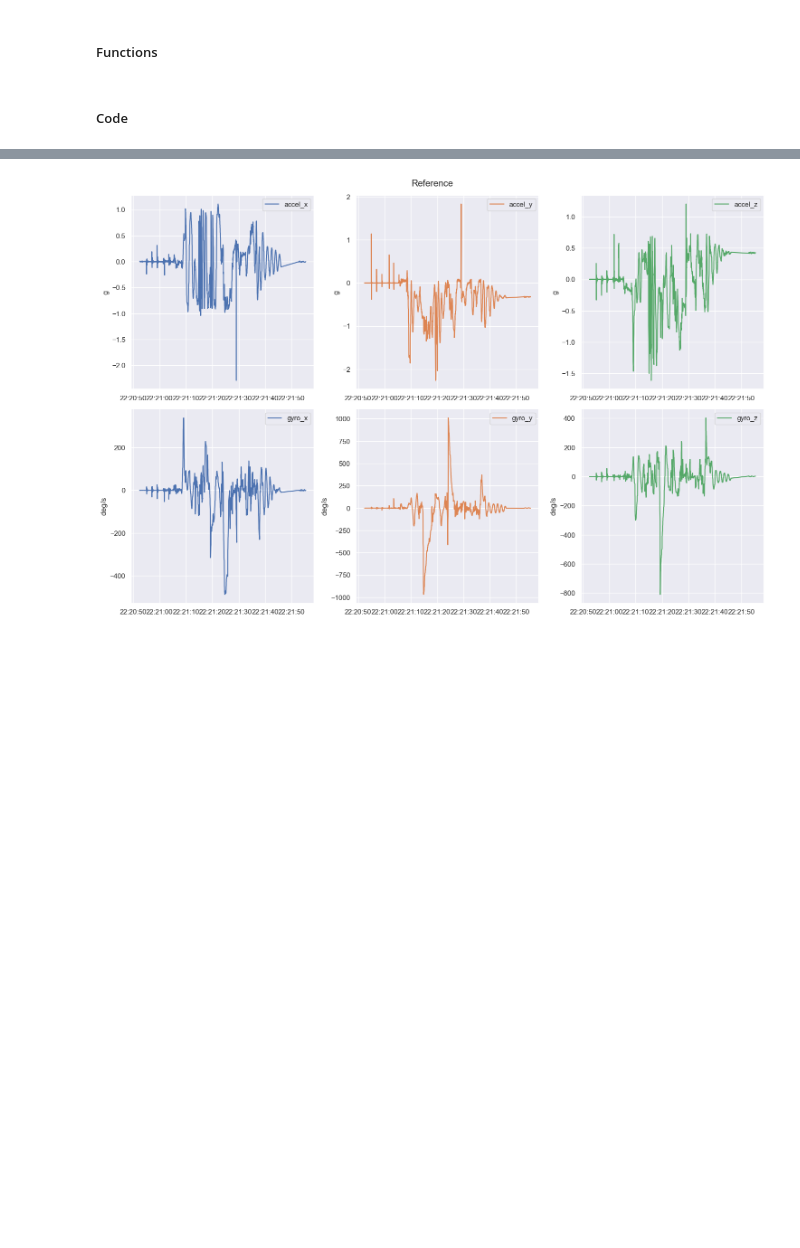
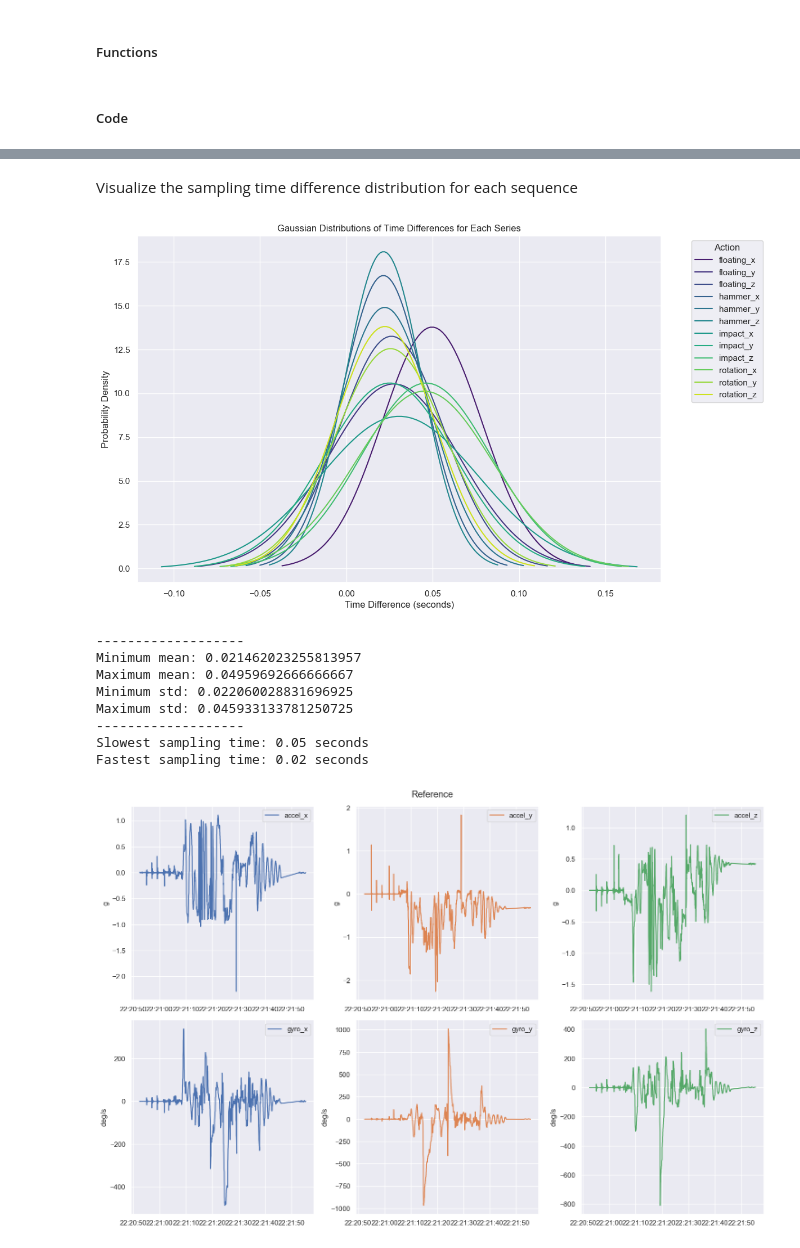
Before and after one commit to PeriniM/SmartApple-Thesis, a Jupyter notebook: data-analysis/dynamic_time_warping.ipynb, the cells around one changed output, grey strips where cells are left out. Drawn from its saved outputs; the diff is of its cells as text; code cells hidden in the pictures; blank space fills up the shorter version.

```diff
--- a/data-analysis/dynamic_time_warping.ipynb
+++ b/data-analysis/dynamic_time_warping.ipynb
@@ -77,3 +176,80 @@ df_grouped = df.groupby('action')
+# %%
+df_time = df.copy()
+df_time['time_diff'] = df_time.groupby('series_id')['_time'].diff()
+df_time = df_time.dropna()
+df_time['time_diff_seconds'] = df_time['time_diff'].dt.total_seconds()
+# %% [markdown]
+Visualize the sampling time difference distribution for each sequence
+# %%
+# Create a mapping of series_id to action
+action_mapping = df_time.dropna().groupby('series_id')['action'].first().to_dict()
+
+# Setting up the color palette to match the histogram colors
+palette = sns.color_palette('viridis', n_colors=len(df_time['series_id'].unique()))
+
+# Plotting Gaussian distributions with the same colors as the histogram
+plt.figure(figsize=(12, 8))
+
+# Generating Gaussian plots for each series
+for idx, series_id in enumerate(sorted(df_time['series_id'].unique())):
+    # Selecting the series
+    series_data = df_time[df_time['series_id'] == series_id]['time_diff_seconds']
+
+    # Calculating mean and standard deviation
+    mean = series_data.mean()
+    std = series_data.std()
+
+    # Generating points for the Gaussian curve
+    x = np.linspace(mean - 3*std, mean + 3*std, 100)
+    y = (1 / (std * np.sqrt(2 * np.pi))) * np.exp(-0.5 * ((x - mean) / std) ** 2)
+
+    # Plotting with action name in the label
+    action_name = action_mapping.get(series_id, 'Unknown')
+    plt.plot(x, y, label=f'{action_name}', color=palette[idx])
+
+# Adding title, labels, and legend
+plt.title('Gaussian Distributions of Time Differences for Each Series')
+plt.xlabel('Time Difference (seconds)')
+plt.ylabel('Probability Density')
+plt.legend(title='Action', bbox_to_anchor=(1.05, 1), loc='upper left')
+plt.grid(True)
+# show bar on top of grid
+plt.gca().set_axisbelow(True)
+# Show plot
+plt.show()
+
+# print the mean and standard deviation of the time differences for each series
+series_mean = []
+series_std = []
+
+for series_id in df_time['series_id'].unique():
+    series_data = df_time[df_time['series_id'] == series_id]['time_diff_seconds']
+    series_mean.append(series_data.mean())
+    series_std.append(series_data.std())
+    # print(f'Series {series_id}: mean = {series_data.mean()}, std = {series_data.std()}')
+
+print('-------------------')
+
+# print minimum and maximum mean and standard deviation
+print(f'Minimum mean: {min(series_mean)}')
+print(f'Maximum mean: {max(series_mean)}')
+print(f'Minimum std: {min(series_std)}')
+print(f'Maximum std: {max(series_std)}')
+
+print('-------------------')
+
+print(f'Slowest sampling time: {round(max(series_mean), 2)} seconds')
+print(f'Fastest sampling time: {round(min(series_mean), 2)} seconds')
+# %% [output]
+[figure, added]
+-------------------
+Minimum mean: 0.021462023255813957
+Maximum mean: 0.04959692666666667
+Minimum std: 0.022060028831696925
+Maximum std: 0.045933133781250725
+-------------------
+Slowest sampling time: 0.05 seconds
+Fastest sampling time: 0.02 seconds
 # %%
 df_floatingx = df_grouped.get_group('floating_x')
 df_floatingy = df_grouped.get_group('floating_y')
```
Also changed, not shown: parts of 9 cells of this notebook.
